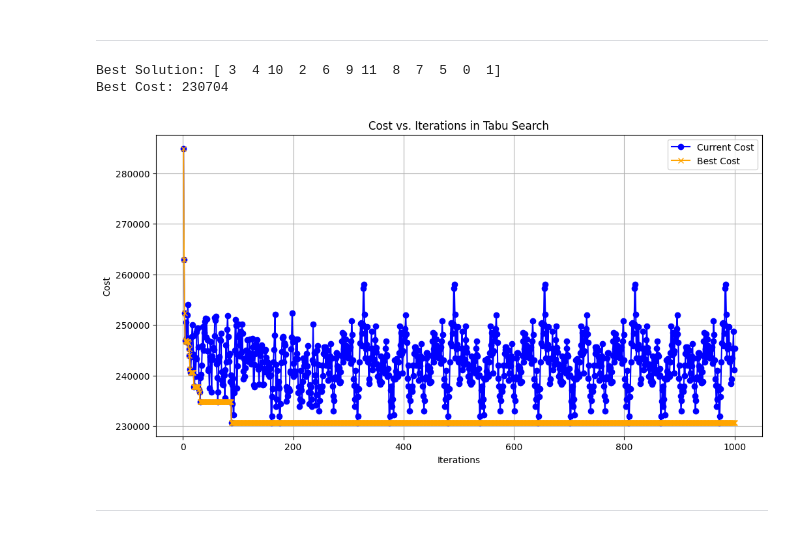
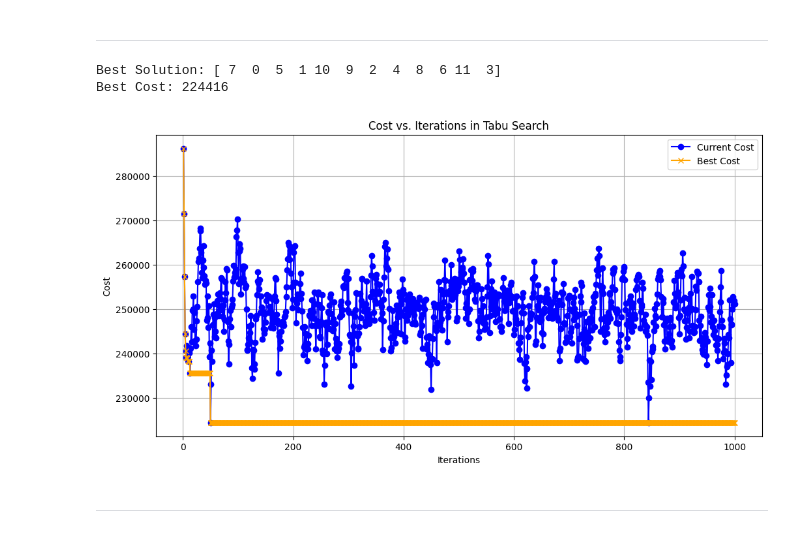
Before and after one commit to hamza-bousalih/metaheuristics, a Jupyter notebook: tabu_search.ipynb, the cells around one changed output. Drawn from its saved outputs; the diff is of its cells as text; code cells hidden in the pictures.

```diff
--- a/tabu_search.ipynb
+++ b/tabu_search.ipynb
@@ -177,56 +177,47 @@ Best Cost: 224416
 # %% [markdown]
 ---
 # %%
-
 def tabu_search_with_history(flow, distance, tabu_tenure=5, max_iterations=500):
     n = len(flow)
 
-    # Initialize the solution
     current_solution = generate_initial_solution(n)
     current_cost = calculate_cost(current_solution, flow, distance)
 
-    # Best solution tracking
     best_solution = current_solution.copy()
     best_cost = current_cost
 
-    # Tabu list to store forbidden moves
     tabu_list = deque(maxlen=tabu_tenure)
 
-    # Lists to store costs and solutions for visualization
     costs = []
     best_costs = []
     solutions = []
 
     for iteration in range(max_iterations):
-        # Generate neighbors
         neighbors = get_neighbors(current_solution)
 
-        # Best candidate selection
         best_candidate = None
         best_candidate_cost = float('inf')
         best_swap = None
 
         for neighbor, swap in neighbors:
             neighbor_cost = calculate_cost(neighbor, flow, distance)
-            if swap not in tabu_list and neighbor_cost < best_candidate_cost:
-                best_candidate = neighbor
-                best_candidate_cost = neighbor_cost
-                best_swap = swap
 
-        # If a better solution is found, update the best solution
+            if (swap not in tabu_list) or (neighbor_cost < best_cost):
+                if neighbor_cost < best_candidate_cost:
+                    best_candidate = neighbor
+                    best_candidate_cost = neighbor_cost
+                    best_swap = swap
+
         if best_candidate_cost < best_cost:
             best_solution = best_candidate.copy()
             best_cost = best_candidate_cost
 
-        # Update the current solution
         current_solution = best_candidate.copy()
         current_cost = best_candidate_cost
 
-        # Add the swap to the tabu list
         if best_swap is not None:
             tabu_list.append(best_swap)
 
-        # Store costs and solutions
         costs.append(current_cost)
         best_costs.append(best_cost)
         solutions.append(current_solution.copy())
@@ -247,29 +238,26 @@ def visualize_costs(iteration_numbers, costs, best_costs):
     plt.grid()
     plt.show()
 # %%
-filename = "tai12a.dat"  # Replace with your file
-
-# Read the QAP instance from file
 try:
-    n, flow, distance = read_qap_instance(filename)
+    n, flow, distance = read_qap_instance("tai12a.dat")
 
     # Run Tabu Search
     best_solution, best_cost, solutions, costs, best_costs = tabu_search_with_history(
         flow, distance, tabu_tenure=20, max_iterations=1000
     )
 
     # Print the best solution and cost
     print("\nBest Solution:", best_solution)
     print("Best Cost:", best_cost)
 
     # Visualize costs
     visualize_costs(range(1, len(costs) + 1), costs, best_costs)
 
 except ValueError as e:
     print(f"Error: {e}")
 # %% [output]
-Best Solution: [ 3  4 10  2  6  9 11  8  7  5  0  1]
-Best Cost: 230704
+Best Solution: [ 7  0  5  1 10  9  2  4  8  6 11  3]
+Best Cost: 224416
-[figure, old version]
+[figure, new version]
 # %% [markdown]
 ---
```
Also changed, not shown: parts of 7 cells of this notebook.
